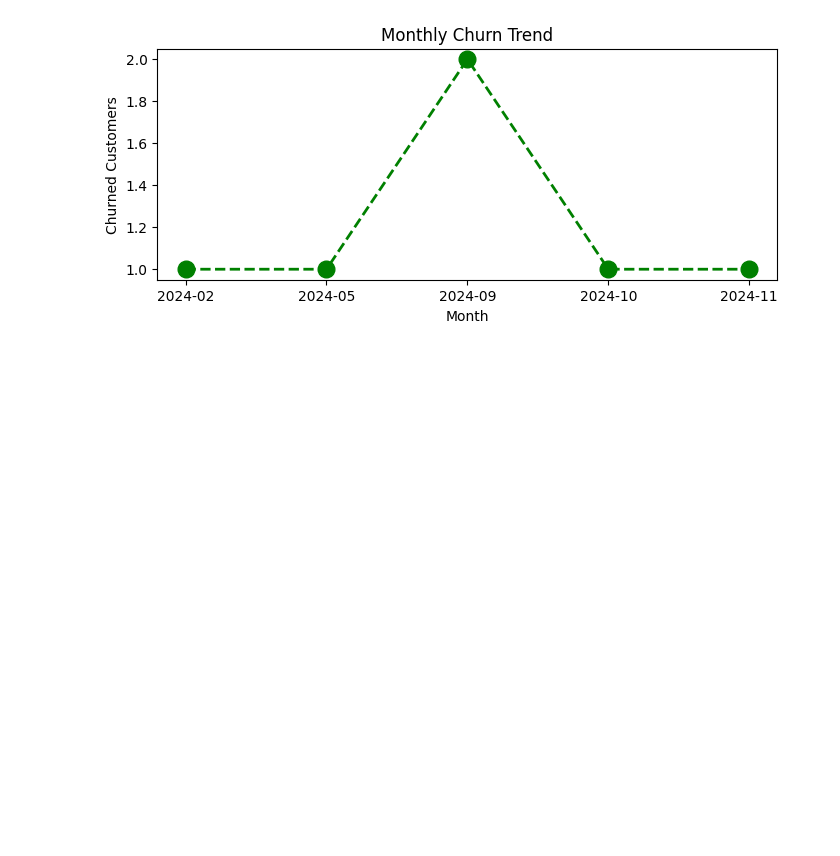
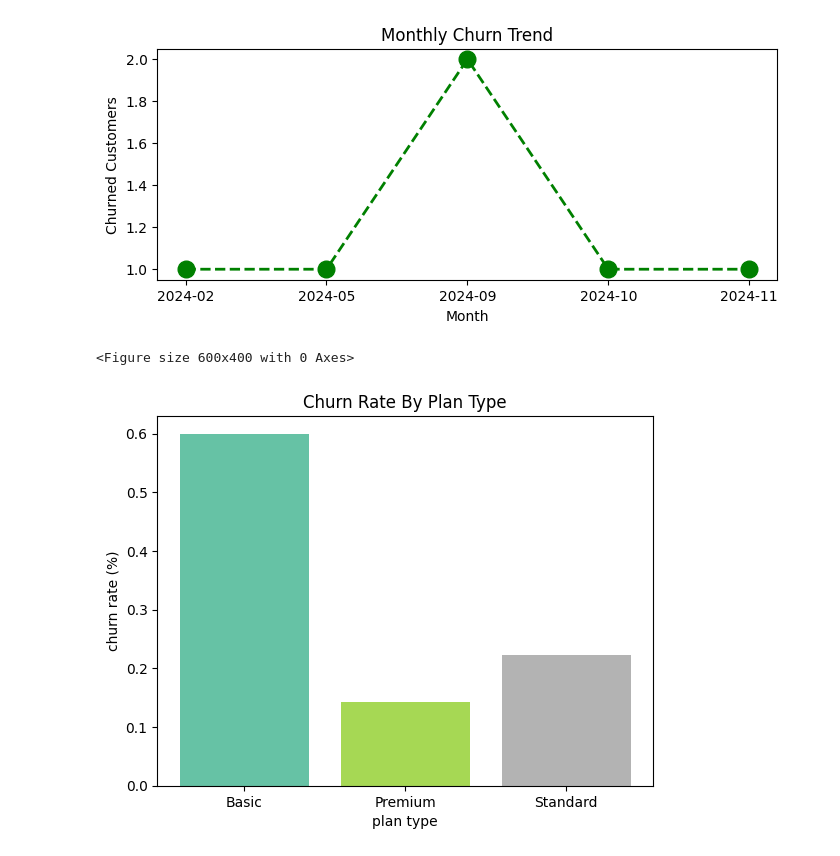
Before and after one commit to suryakant565/churn_analysis, a Jupyter notebook: notebook/Visualization_using_Matplotlib.ipynb, the cells around one changed output. Drawn from its saved outputs; the diff is of its cells as text; code cells hidden in the pictures; blank space fills up the shorter version.

Commit message:
Made some more charts

```diff
--- a/notebook/Visualization_using_Matplotlib.ipynb
+++ b/notebook/Visualization_using_Matplotlib.ipynb
@@ -31,3 +25,20 @@ plt.ylabel('Churned Customers')
 plt.show()
 # %% [output]
 [figure]
+# %%
+# churn by plane type
+
+churn_plan = df.groupby('plan_type')['churn_flag'].mean()
+
+# colors = ['green','orange','blue']
+
+colors = plt.cm.Set2(np.linspace(0, 1, len(churn_plan)))
+
+plt.bar(churn_plan.index , churn_plan.values , color = colors)
+plt.title('Churn Rate By Plan Type')
+plt.xlabel('plan type')
+plt.ylabel('churn rate (%)')
+plt.Figure(figsize= (6,4))
+# %% [output]
+<Figure size 600x400 with 0 Axes>
+[figure, added]
```
Also changed, not shown: parts of 7 cells of this notebook.
